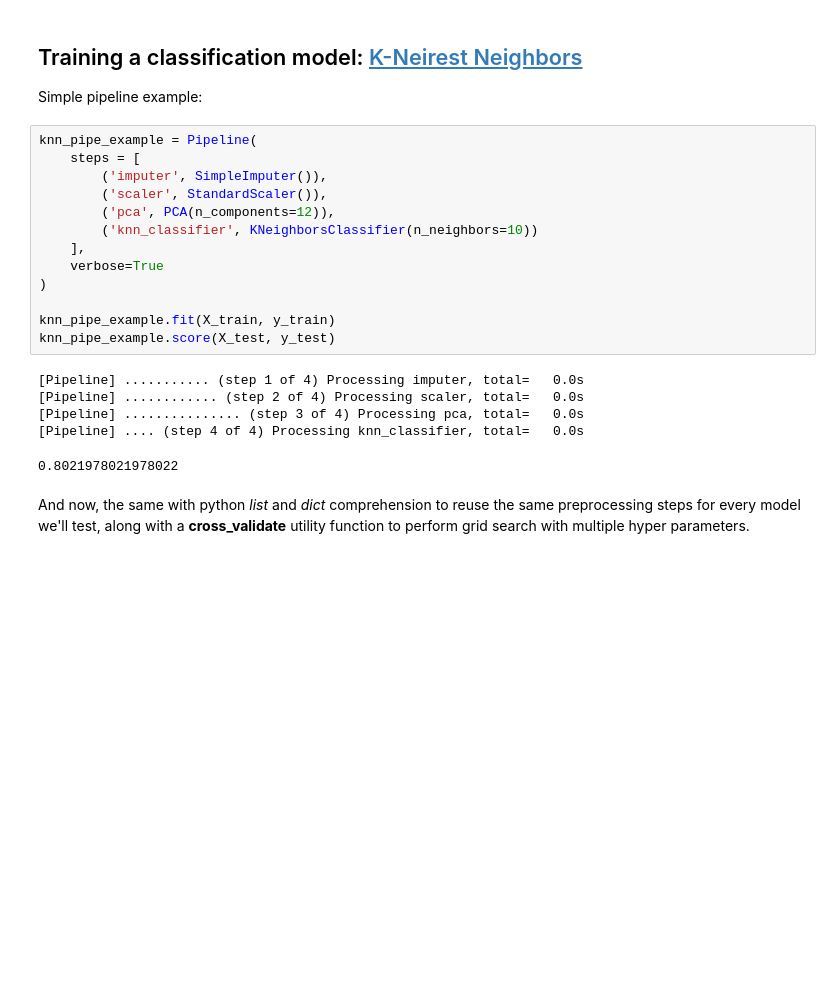
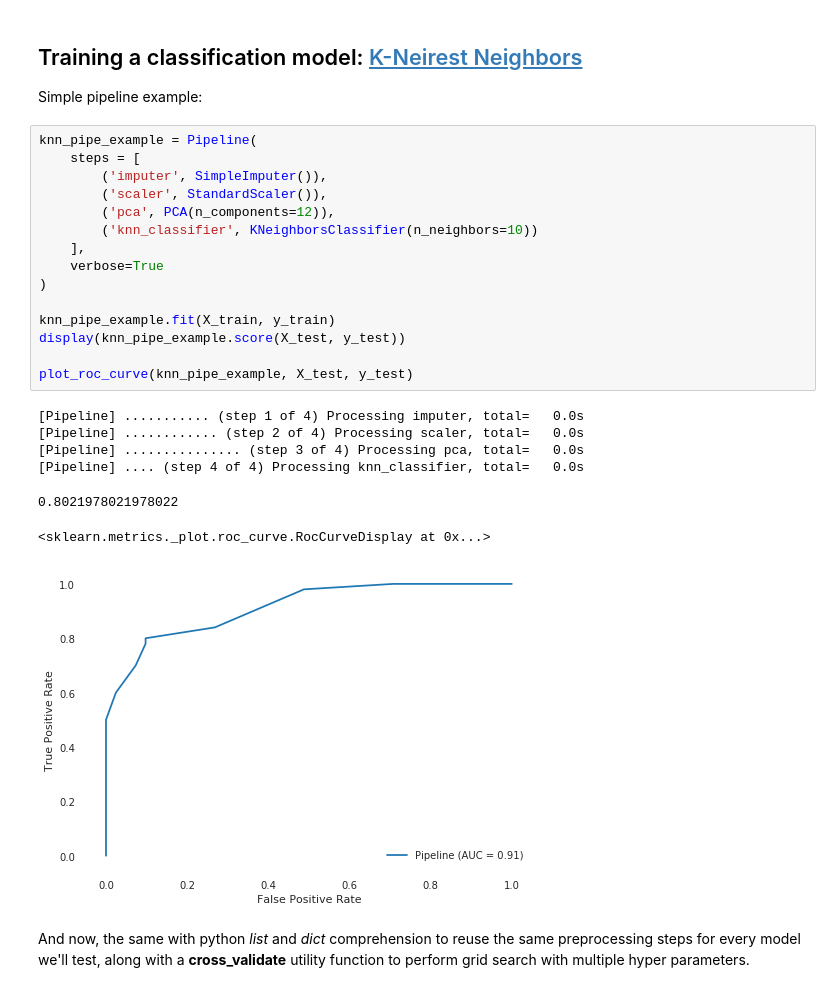
Before and after one commit to tanguyRa/AIML5, a Jupyter notebook: notebooks/Day1.ipynb, the cells around one changed output. Drawn from its saved outputs; the diff is of its cells as text; blank space fills up the shorter version.

```diff
--- a/notebooks/Day1.ipynb
+++ b/notebooks/Day1.ipynb
@@ -251,22 +257,26 @@ Simple pipeline example:
 # %%
 knn_pipe_example = Pipeline(
     steps = [
         ('imputer', SimpleImputer()),
         ('scaler', StandardScaler()),
         ('pca', PCA(n_components=12)),
         ('knn_classifier', KNeighborsClassifier(n_neighbors=10))
     ],
     verbose=True
 )
 
 knn_pipe_example.fit(X_train, y_train)
-knn_pipe_example.score(X_test, y_test)
+display(knn_pipe_example.score(X_test, y_test))
+
+plot_roc_curve(knn_pipe_example, X_test, y_test)
 # %% [output]
 [Pipeline] ........... (step 1 of 4) Processing imputer, total=   0.0s
 [Pipeline] ............ (step 2 of 4) Processing scaler, total=   0.0s
 [Pipeline] ............... (step 3 of 4) Processing pca, total=   0.0s
 [Pipeline] .... (step 4 of 4) Processing knn_classifier, total=   0.0s
 0.8021978021978022
+<sklearn.metrics._plot.roc_curve.RocCurveDisplay at 0x...>
+[figure, added]
 # %% [markdown]
 And now, the same with python *list* and *dict* comprehension to reuse the same preprocessing steps for every model we'll test, along with a **cross_validate** utility function to perform grid search with multiple hyper parameters.
 # %%
```
Also changed, not shown: parts of 12 cells of this notebook, 8 other files.
